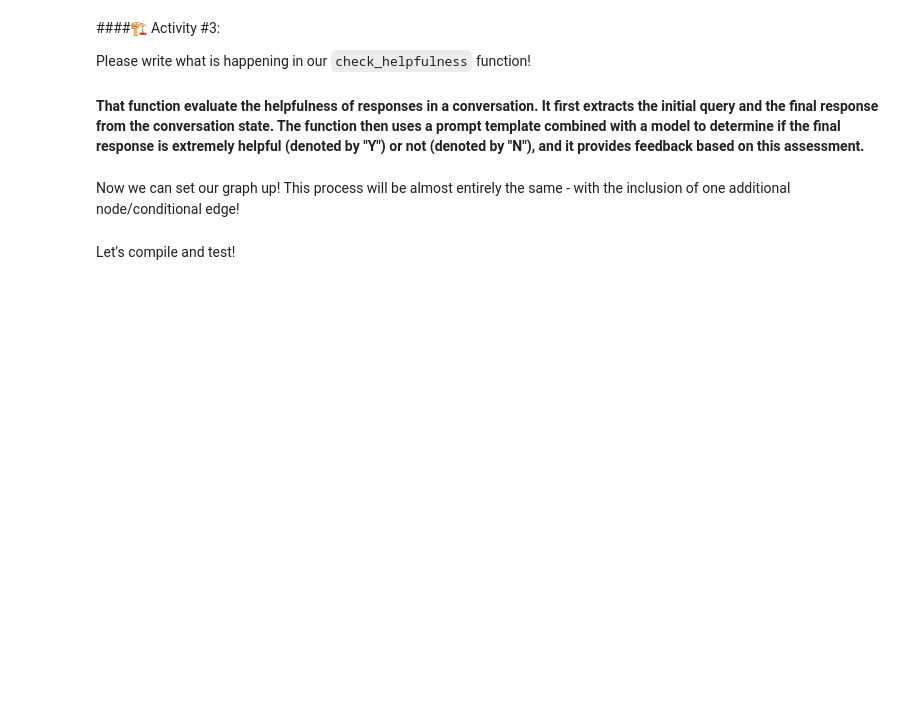
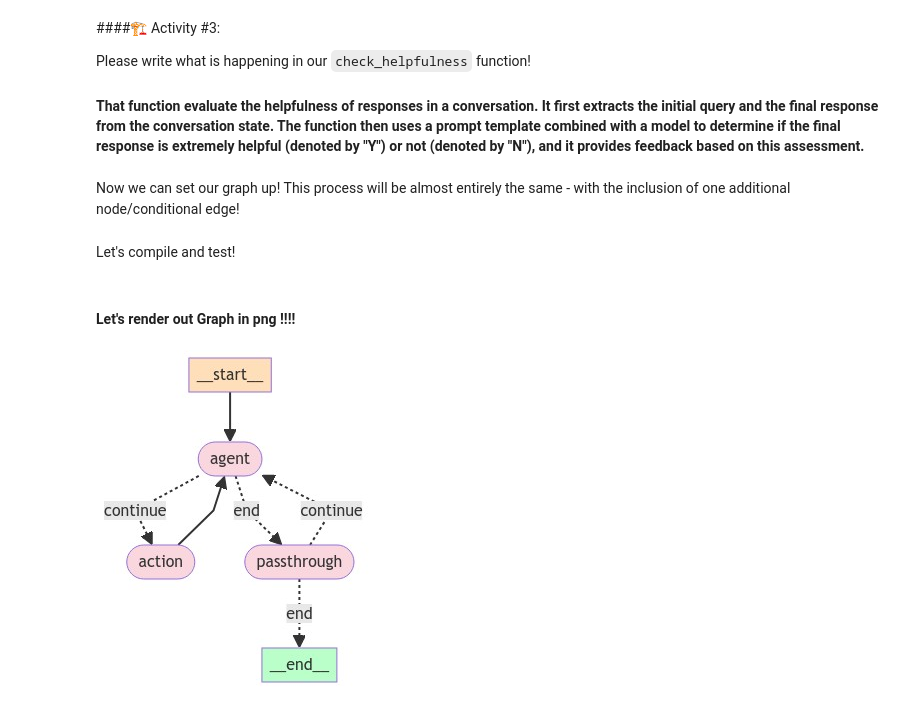
Before and after one commit to JulsdL/AI-Maker-Space, a Jupyter notebook: Week 6/Day 1/LangGraph_and_LangSmith_Assignment_Version.ipynb, the cells around one changed output. Saved outputs shown, nothing was run; the diff lists cells and outputs as text; code cells hidden in the pictures; blank space fills up the shorter version.

Commit message:
Added graph image in png

```diff
--- a/Week 6/Day 1/LangGraph_and_LangSmith_Assignment_Version.ipynb
+++ b/Week 6/Day 1/LangGraph_and_LangSmith_Assignment_Version.ipynb
@@ -640,6 +642,21 @@ graph_with_helpfulness_check.add_edge("action", "agent")
 Let's compile and test!
 # %%
 agent_with_helpfulness_check = graph_with_helpfulness_check.compile()
+# %% [markdown]
+#### Let's render out Graph in png !!!!
+# %%
+from langchain_core.runnables.graph import CurveStyle, NodeColors, MermaidDrawMethod
+from IPython.display import display, HTML, Image
+
+display(
+    Image(
+        agent_with_helpfulness_check.get_graph().draw_mermaid_png(
+            draw_method=MermaidDrawMethod.API,
+        )
+    )
+)
+# %% [output]
+[figure, added]
 # %%
 # inputs = {"messages" : [HumanMessage(content="Related to machine learning, what is LoRA? Also, who is Tim Dettmers? Also, what is Attention?")]}
 inputs = {"messages" : [HumanMessage(content="Related to astronomy, what is an eclipsing binary star? Also, what are the main types of eclipsing binaries? Also, how does the orbital plane's inclination affect the observation of eclipses?")]}
```
Also changed, not shown: parts of 3 cells of this notebook.
